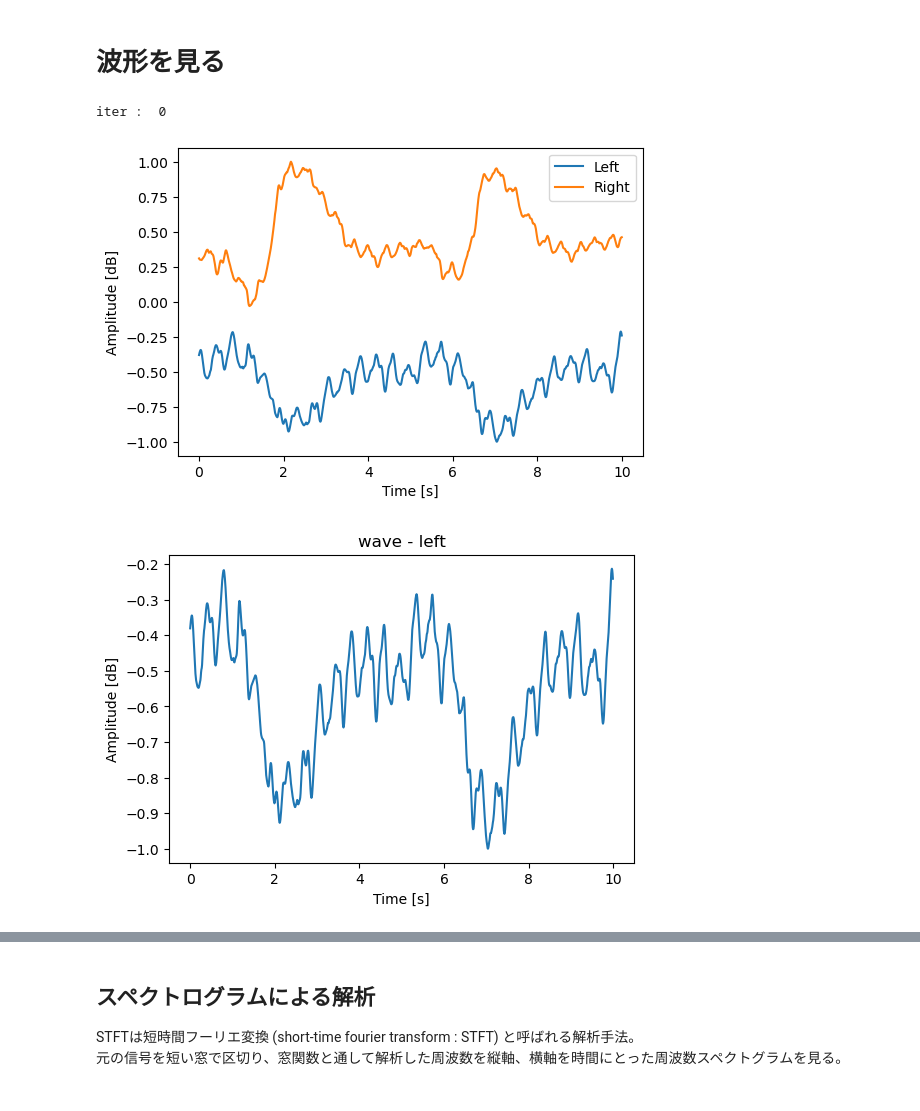
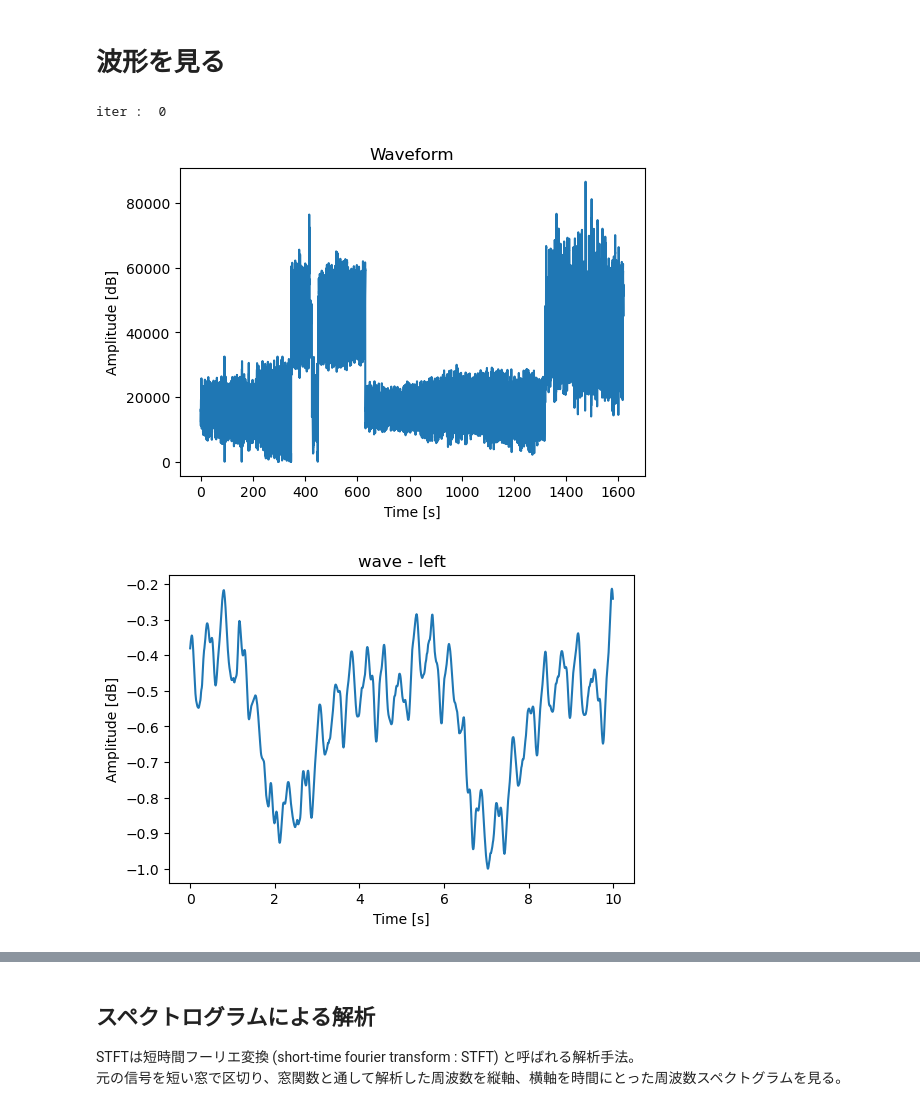
Before and after one commit to tetdarth/signal-processing-for-GMRF, a Jupyter notebook: src/exp_spectrogram.ipynb, the cells around one changed output, grey strips where cells are left out. Drawn from its saved outputs; the diff is of its cells as text; code cells hidden in the pictures.

```diff
--- a/src/exp_spectrogram.ipynb
+++ b/src/exp_spectrogram.ipynb
@@ -32,35 +32,37 @@ import utills.preprocess as pp
 from gmrf.x64.Release import gmrf
 from cutill.x64.Release import cutill as c
 
 start = 120
 end = start + 10
 
 left_part = left[128*start:128*end]
 right_part = right[128*start:128*end]
 
 left_part, right_part = c.normalize(left_part, right_part)
 lg = gmrf.dvgmrf.dvgmrf()
 rg = gmrf.dvgmrf.dvgmrf()
 
 lg._lambda = 1e-11
 lg._lambda_rate = 1e-13
 lg._alpha = 1e-15
 lg._alpha_rate = 1e-18
 lg._epoch = 1000
 lg.set_eps(1e-12)
 
 rg = lg
 
 left_denoised = lg.denoise([left_part])
 right_denoised = rg.denoise([right_part])
 print("iter : ", lg._epoch)
 
-pp.wave_plot(left_part, right_part, title=None)
+pp.wave_plot(left, #_part,
+             # right_part,
+             title=None)
 pp.wave_plot(left_part, title='wave - left')
 pp.wave_plot(right_part, title='wave - right')
 # %% [output]
 iter :  0
-[figure, old version]
+[figure, new version]
 [figure]
 [figure]
 # %% [markdown]
```
Also changed, not shown: parts of 1 cell of this notebook, 6 other files.
